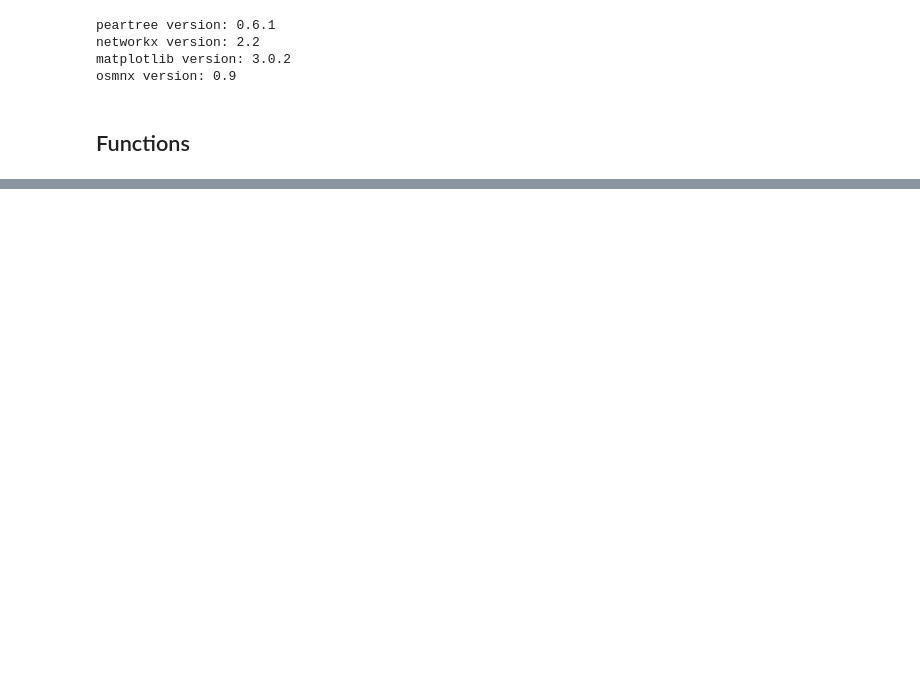
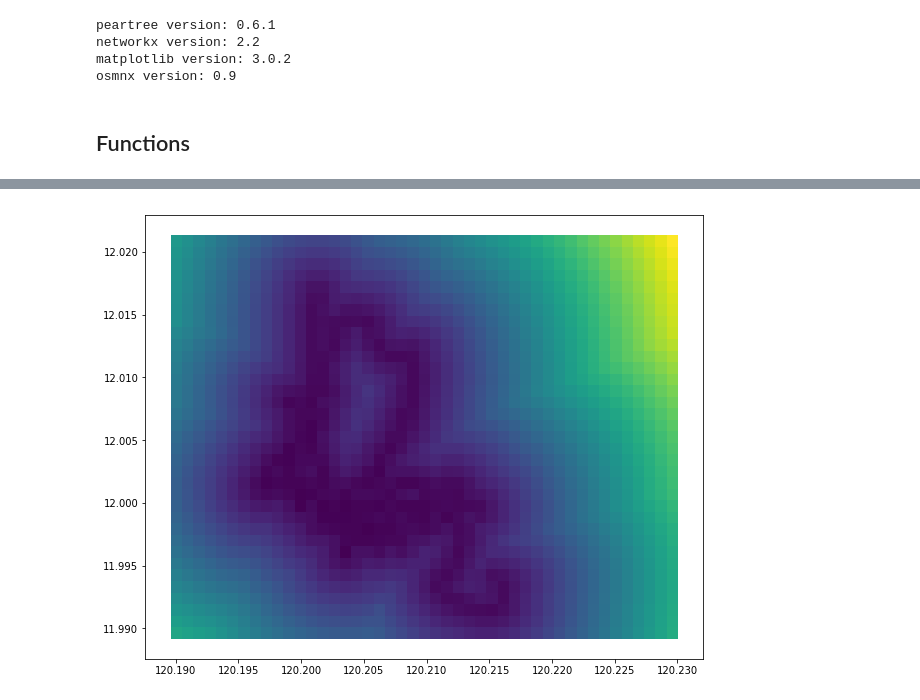
Before and after one commit to gauravcusp/WB_CityResilienceProgram, a Jupyter notebook: Accessbility_CRP.ipynb, the cells around one changed output, grey strips where cells are left out. Drawn from its saved outputs; the diff is of its cells as text; code cells hidden in the pictures; blank space fills up the shorter version.

```diff
--- a/Accessbility_CRP.ipynb
+++ b/Accessbility_CRP.ipynb
@@ -552,0 +376,6 @@ t6 = datetime.datetime.now()
+# %%
+shp1 = gpd.GeoDataFrame.from_file('data/Coron/Access_School_Hosp_Coron_100.shp')
+# %%
+ax = shp1.plot(column='total_scho', cmap='viridis',figsize=[10,10] )
+# %% [output]
+[figure, added]
```
Also changed, not shown: parts of 39 cells of this notebook.
